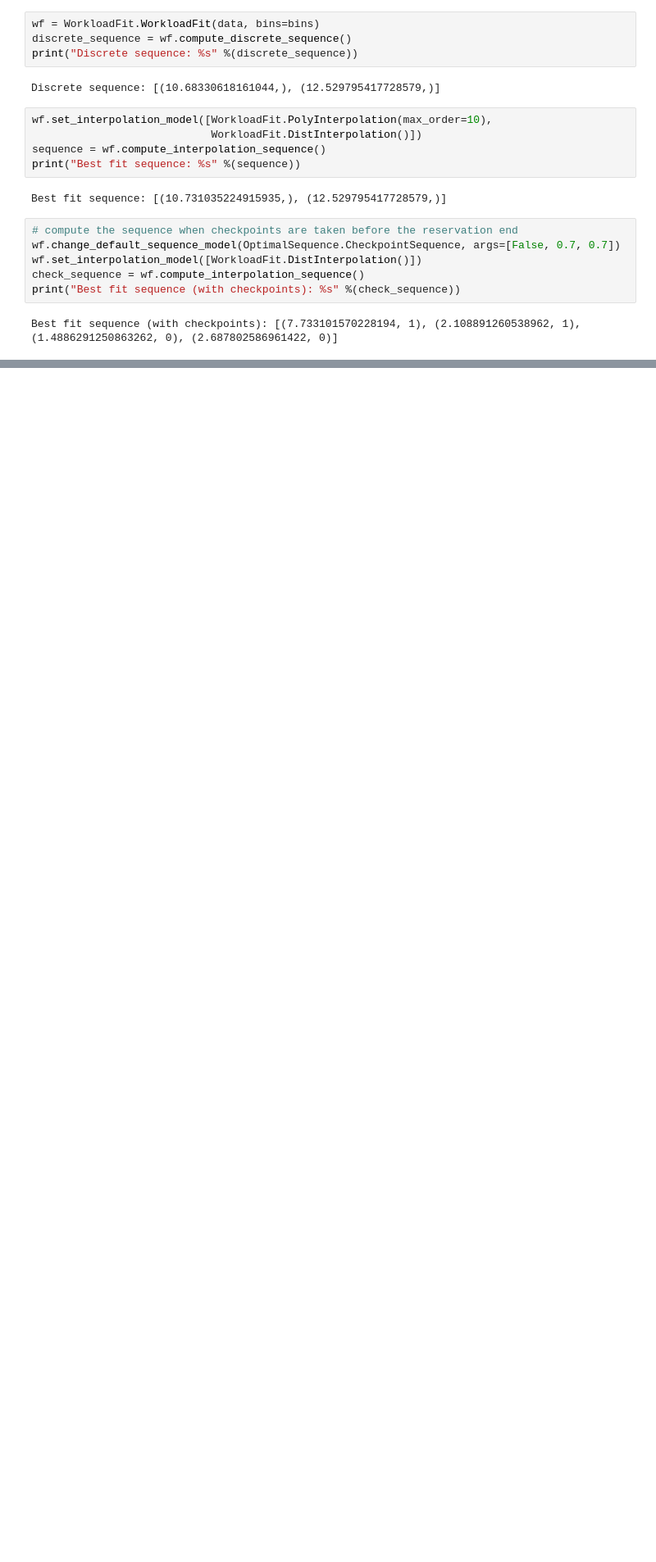
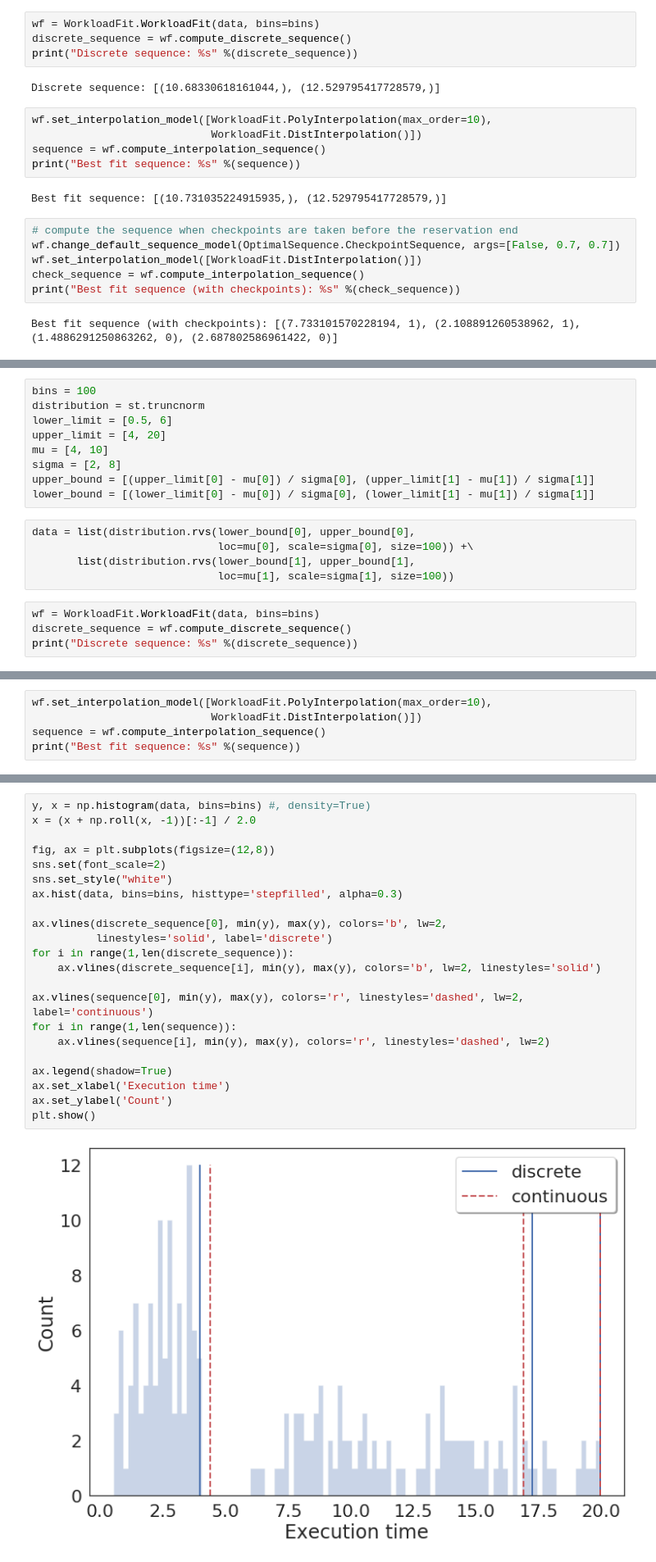
Before and after one commit to vanderbiltscl/SpeculativeScheduling, a Jupyter notebook: workload/example_get_sequence.ipynb, the cells around one changed output, grey strips where cells are left out. Shown at 82% size. Cells and saved outputs as stored; diff of their text form; blank space fills up the shorter version.

Commit message:
updated the examples to test the log and synthetic sequence extraction

```diff
--- a/workload/example_get_sequence.ipynb
+++ b/workload/example_get_sequence.ipynb
@@ -196,0 +220,18 @@ plt.show()
+# %%
+bins = 100
+distribution = st.truncnorm
+lower_limit = [0.5, 6]
+upper_limit = [4, 20]
+mu = [4, 10]
+sigma = [2, 8]
+upper_bound = [(upper_limit[0] - mu[0]) / sigma[0], (upper_limit[1] - mu[1]) / sigma[1]]
+lower_bound = [(lower_limit[0] - mu[0]) / sigma[0], (lower_limit[1] - mu[1]) / sigma[1]]
+# %%
+data = list(distribution.rvs(lower_bound[0], upper_bound[0],
+                             loc=mu[0], scale=sigma[0], size=100)) +\
+       list(distribution.rvs(lower_bound[1], upper_bound[1],
+                             loc=mu[1], scale=sigma[1], size=100))
+# %%
+wf = WorkloadFit.WorkloadFit(data, bins=bins)
+discrete_sequence = wf.compute_discrete_sequence()
+print("Discrete sequence: %s" %(discrete_sequence))
@@ -196,0 +240,5 @@ plt.show()
+# %%
+wf.set_interpolation_model([WorkloadFit.PolyInterpolation(max_order=10),
+                            WorkloadFit.DistInterpolation()])
+sequence = wf.compute_interpolation_sequence()
+print("Best fit sequence: %s" %(sequence))
@@ -196,0 +255,24 @@ plt.show()
+# %%
+y, x = np.histogram(data, bins=bins) #, density=True)
+x = (x + np.roll(x, -1))[:-1] / 2.0
+
+fig, ax = plt.subplots(figsize=(12,8))
+sns.set(font_scale=2)
+sns.set_style("white")
+ax.hist(data, bins=bins, histtype='stepfilled', alpha=0.3)
+
+ax.vlines(discrete_sequence[0], min(y), max(y), colors='b', lw=2,
+          linestyles='solid', label='discrete')
+for i in range(1,len(discrete_sequence)):
+    ax.vlines(discrete_sequence[i], min(y), max(y), colors='b', lw=2, linestyles='solid')
+
+ax.vlines(sequence[0], min(y), max(y), colors='r', linestyles='dashed', lw=2, label='continuous')
+for i in range(1,len(sequence)):
+    ax.vlines(sequence[i], min(y), max(y), colors='r', linestyles='dashed', lw=2)
+
+ax.legend(shadow=True)
+ax.set_xlabel('Execution time')
+ax.set_ylabel('Count')
+plt.show()
+# %% [output]
+[figure, added]
```
Also changed, not shown: parts of 10 cells of this notebook.
